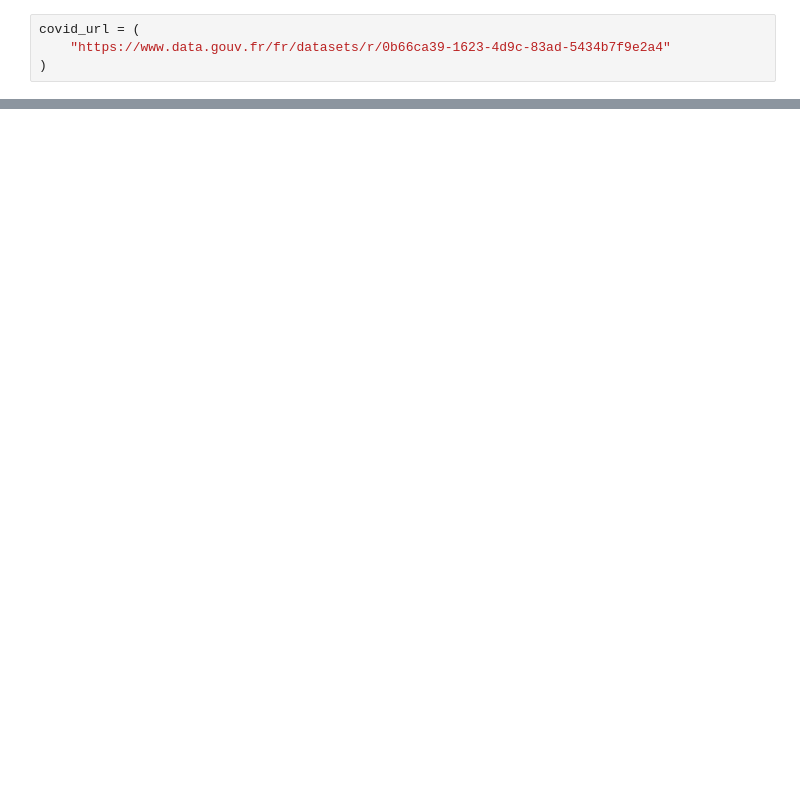
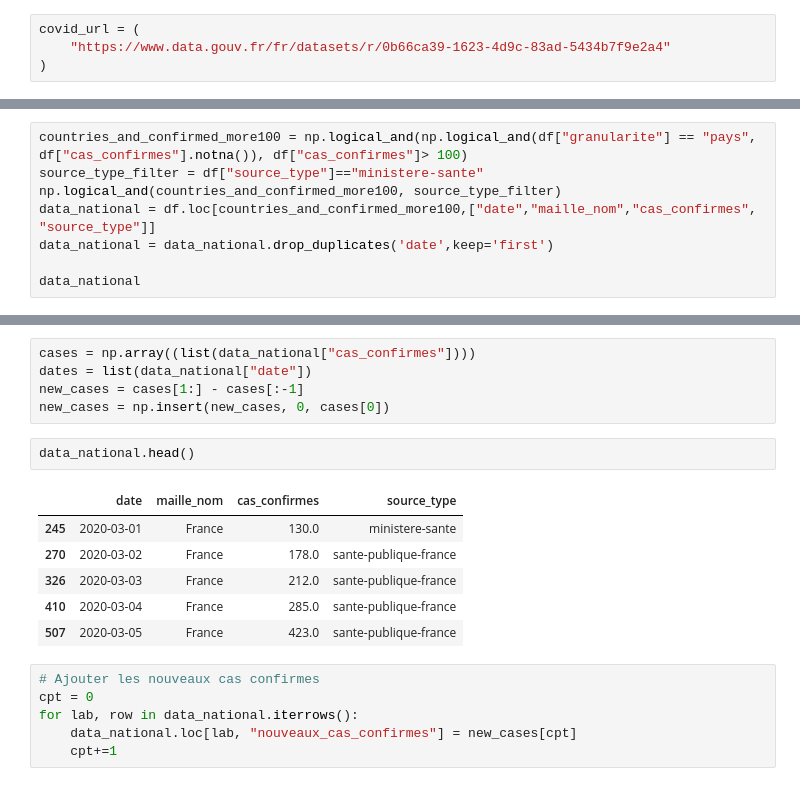
Before and after one commit to lsromain/covid19-visualizer, a Jupyter notebook: Covid19.ipynb, the cells around one changed output, grey strips where cells are left out. Cells and saved outputs as stored; diff of their text form; blank space fills up the shorter version.

Commit message:
Remove duplicates

```diff
--- a/Covid19.ipynb
+++ b/Covid19.ipynb
@@ -25,0 +26,8 @@ KeyError: 0
+# %%
+countries_and_confirmed_more100 = np.logical_and(np.logical_and(df["granularite"] == "pays", df["cas_confirmes"].notna()), df["cas_confirmes"]> 100)
+source_type_filter = df["source_type"]=="ministere-sante"
+np.logical_and(countries_and_confirmed_more100, source_type_filter)
+data_national = df.loc[countries_and_confirmed_more100,["date","maille_nom","cas_confirmes", "source_type"]]
+data_national = data_national.drop_duplicates('date',keep='first')
+
+data_national
@@ -25,0 +52,20 @@ KeyError: 0
+# %%
+cases = np.array((list(data_national["cas_confirmes"])))
+dates = list(data_national["date"])
+new_cases = cases[1:] - cases[:-1]
+new_cases = np.insert(new_cases, 0, cases[0])
+# %%
+data_national.head()
+# %% [output]
+|  | date | maille_nom | cas_confirmes | source_type |
+| 245 | 2020-03-01 | France | 130.0 | ministere-sante |
+| 270 | 2020-03-02 | France | 178.0 | sante-publique-france |
+| 326 | 2020-03-03 | France | 212.0 | sante-publique-france |
+| 410 | 2020-03-04 | France | 285.0 | sante-publique-france |
+| 507 | 2020-03-05 | France | 423.0 | sante-publique-france |
+# %%
+# Ajouter les nouveaux cas confirmes
+cpt = 0
+for lab, row in data_national.iterrows():
+    data_national.loc[lab, "nouveaux_cas_confirmes"] = new_cases[cpt]
+    cpt+=1
```
Also changed, not shown: parts of 7 cells of this notebook.
